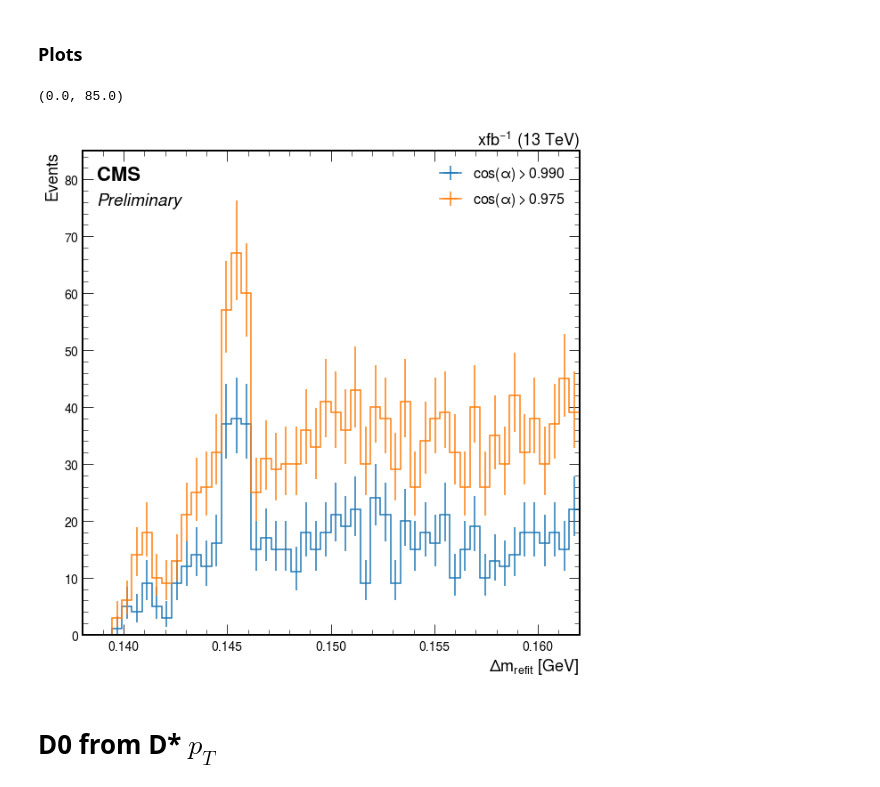
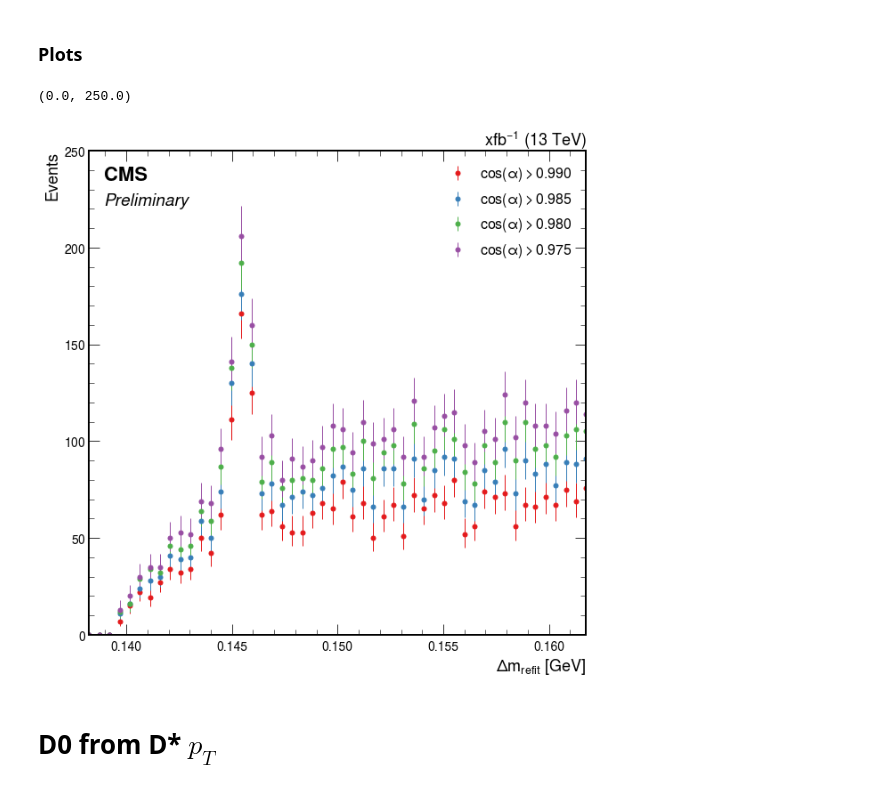
Before and after one commit to Mapse/OniaOpenCharmRun2ULAna, a Jupyter notebook: optimization_cuts/d0_from_dstar_cuts_data.ipynb, the cells around one changed output. Saved outputs shown, nothing was run; the diff lists cells and outputs as text; code cells hidden in the pictures.

```diff
--- a/optimization_cuts/d0_from_dstar_cuts_data.ipynb
+++ b/optimization_cuts/d0_from_dstar_cuts_data.ipynb
@@ -97,12 +99,24 @@ typ is either 'mc' or 'data'
 
 
 '''
-def plot_comparison(hist_list, legend, typ, log=False):
+def plot_comparison(hist_list, legend, typ, lumi='x', log=False):
 
-    lumi='x'
+    # Luminosity
+    lumi=lumi
 
-    for ht in hist_list:
-        ax = hist.plot1d(ht)
+    # Color array
+    colors = ['#e41a1c','#377eb8','#4daf4a','#984ea3','#ff7f00','#ffff33','#a65628','#f781bf']
+
+    for ht, c in zip(hist_list, colors):
+        # Data format
+        data_err_opts = {
+            'linestyle': 'none',
+            'marker': '.',
+            'markersize': 10.,
+            'color': c,
+            'elinewidth': 1,
+            }
+        ax = hist.plot1d(ht, error_opts=data_err_opts)
 
     if typ == 'mc':
         mplhep.cms.label()
@@ -128,6 +142,7 @@ def plot_comparison(hist_list, legend, typ, log=False):
                     verticalalignment='bottom',
                     transform=ax.transAxes
                    )
+
 
 
     from matplotlib.offsetbox import AnchoredOffsetbox, TextArea
@@ -230,20 +245,20 @@ create_plot1d(hists_0p975['JpsiDstar']['JpsiDstar_deltarap'])
 # %% [markdown]
  ### Legend
 # %%
-#legend = [r"$cos(\alpha) > 0.990$", r"$cos(\alpha) > 0.985$", r"$cos(\alpha) > 0.980$", r"$cos(\alpha) > 0.975$"]
-legend = [r"$cos(\alpha) > 0.990$", r"$cos(\alpha) > 0.975$"]
+legend = [r"$cos(\alpha) > 0.990$", r"$cos(\alpha) > 0.985$", r"$cos(\alpha) > 0.980$", r"$cos(\alpha) > 0.975$"]
+#legend = [r"$cos(\alpha) > 0.990$", r"$cos(\alpha) > 0.975$"]
 # %% [markdown]
 ### Plots
 # %%
-#data_list = (hists_0p990['JpsiDstar']['Dstar_deltamr'].integrate('chg', 'right charge'), hists_0p985['JpsiDstar']['Dstar_deltamr'].integrate('chg', 'right charge'),
-#             hists_0p980['JpsiDstar']['Dstar_deltamr'].integrate('chg', 'right charge'), hists_0p975['JpsiDstar']['Dstar_deltamr'].integrate('chg', 'right charge'))
-data_list = (hists_0p990['JpsiDstar']['Dstar_deltamr'].integrate('chg', 'right charge'), hists_0p975['JpsiDstar']['Dstar_deltamr'].integrate('chg', 'right charge'),)
+data_list = (hists_0p990['JpsiDstar']['Dstar_deltamr'].integrate('chg', 'right charge'), hists_0p985['JpsiDstar']['Dstar_deltamr'].integrate('chg', 'right charge'),
+             hists_0p980['JpsiDstar']['Dstar_deltamr'].integrate('chg', 'right charge'), hists_0p975['JpsiDstar']['Dstar_deltamr'].integrate('chg', 'right charge'))
+#data_list = (hists_0p990['JpsiDstar']['Dstar_deltamr'].integrate('chg', 'right charge'), hists_0p975['JpsiDstar']['Dstar_deltamr'].integrate('chg', 'right charge'),)
 
 ax = plot_comparison(data_list, legend=legend, typ='data')
-ax.set_ylim(0, 85)
+ax.set_ylim(0, 250)
 # %% [output]
-(0.0, 85.0)
+(0.0, 250.0)
-[figure, old version]
+[figure, new version]
 # %% [markdown]
 #  D0 from D* $ p_T $
 # %% [markdown]
```
Also changed, not shown: parts of 16 cells of this notebook, 2 other files.
